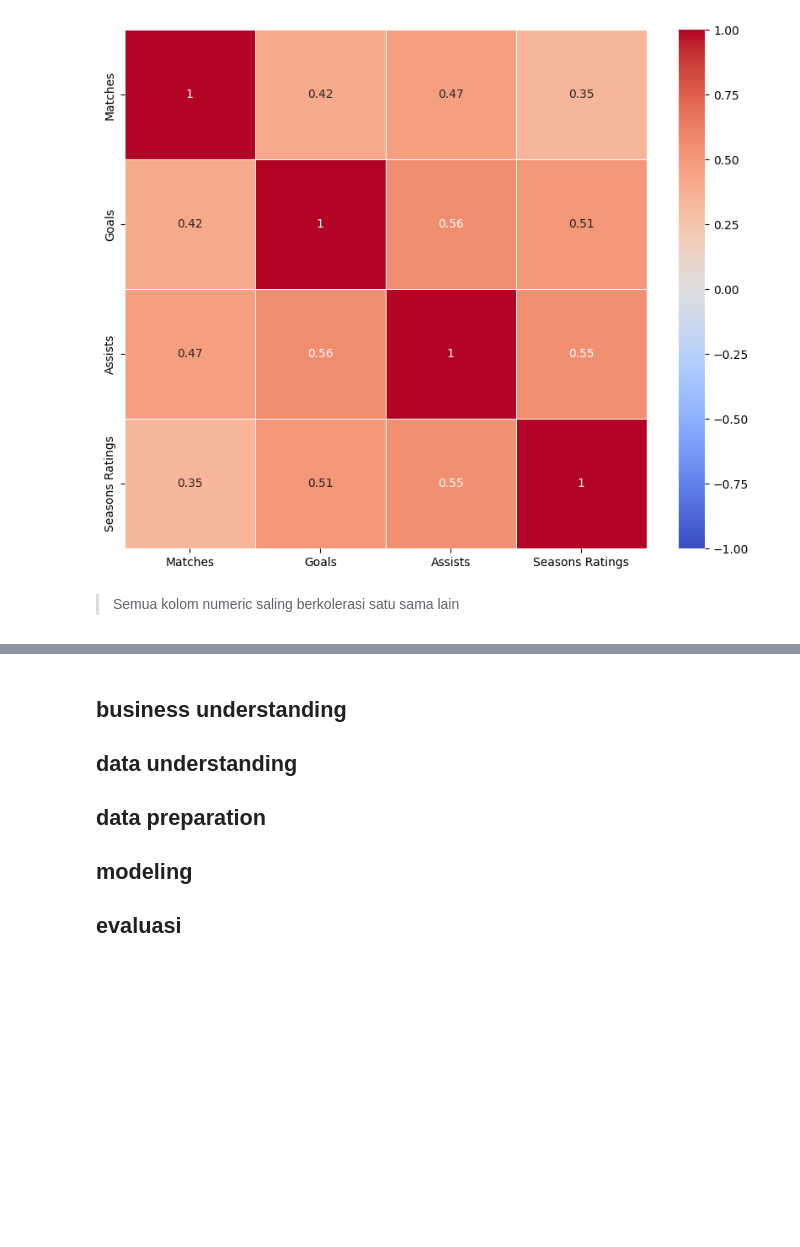
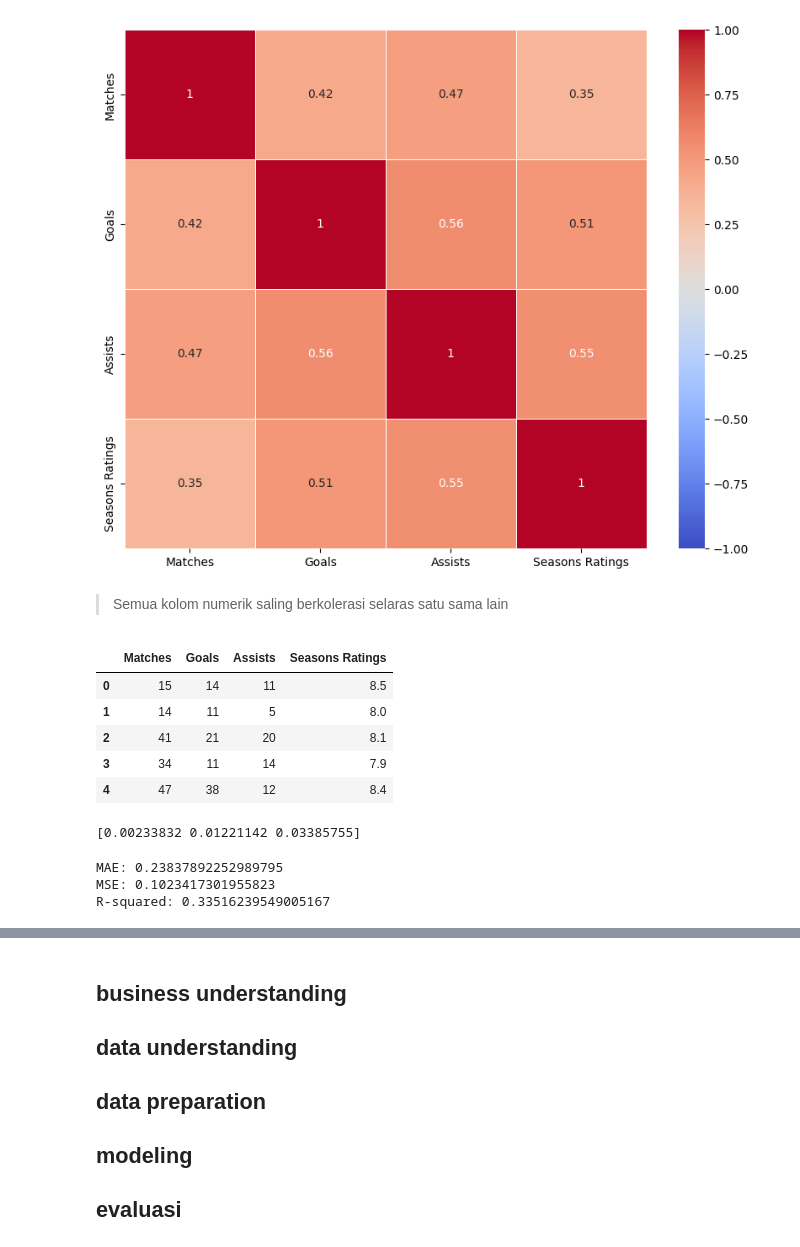
Before and after one commit to 337ubaid/dicoding-ml-terapan, a Jupyter notebook: project1/project1.ipynb, the cells around one changed output, grey strips where cells are left out. Cells and saved outputs as stored; diff of their text form; code cells hidden in the pictures; blank space fills up the shorter version.

```diff
--- a/project1/project1.ipynb
+++ b/project1/project1.ipynb
@@ -72,4 +75,14 @@ sns.heatmap(data=correlation_matrix, annot=True, cmap='coolwarm', linewidths=0.5
 <Axes: >
 [figure]
 # %% [markdown]
-> Semua kolom numeric saling berkolerasi satu sama lain
+> Semua kolom numerik saling berkolerasi selaras satu sama lain
+# %%
+df = df.select_dtypes(include=['number'])
+df.head()
+# %% [output]
+|  | Matches | Goals | Assists | Seasons Ratings |
+| 0 | 15 | 14 | 11 | 8.5 |
+| 1 | 14 | 11 | 5 | 8.0 |
+| 2 | 41 | 21 | 20 | 8.1 |
+| 3 | 34 | 11 | 14 | 7.9 |
+| 4 | 47 | 38 | 12 | 8.4 |
@@ -75,0 +97,24 @@ sns.heatmap(data=correlation_matrix, annot=True, cmap='coolwarm', linewidths=0.5
+# %%
+model = LinearRegression()
+model.fit(X_train, y_train)
+print(model.coef_)
+# %% [output]
+[0.00233832 0.01221142 0.03385755]
+# %%
+from sklearn.metrics import mean_absolute_error, mean_squared_error, r2_score
+
+# Membuat prediksi pada testing set
+y_pred = model.predict(X_test)
+
+# Mengevaluasi kinerja model
+mae = mean_absolute_error(y_test, y_pred)
+mse = mean_squared_error(y_test, y_pred)
+r2 = r2_score(y_test, y_pred)
+
+print(f'MAE: {mae}')
+print(f'MSE: {mse}')
+print(f'R-squared: {r2}')
+# %% [output]
+MAE: 0.23837892252989795
+MSE: 0.1023417301955823
+R-squared: 0.33516239549005167
```
Also changed, not shown: parts of 8 cells of this notebook.
